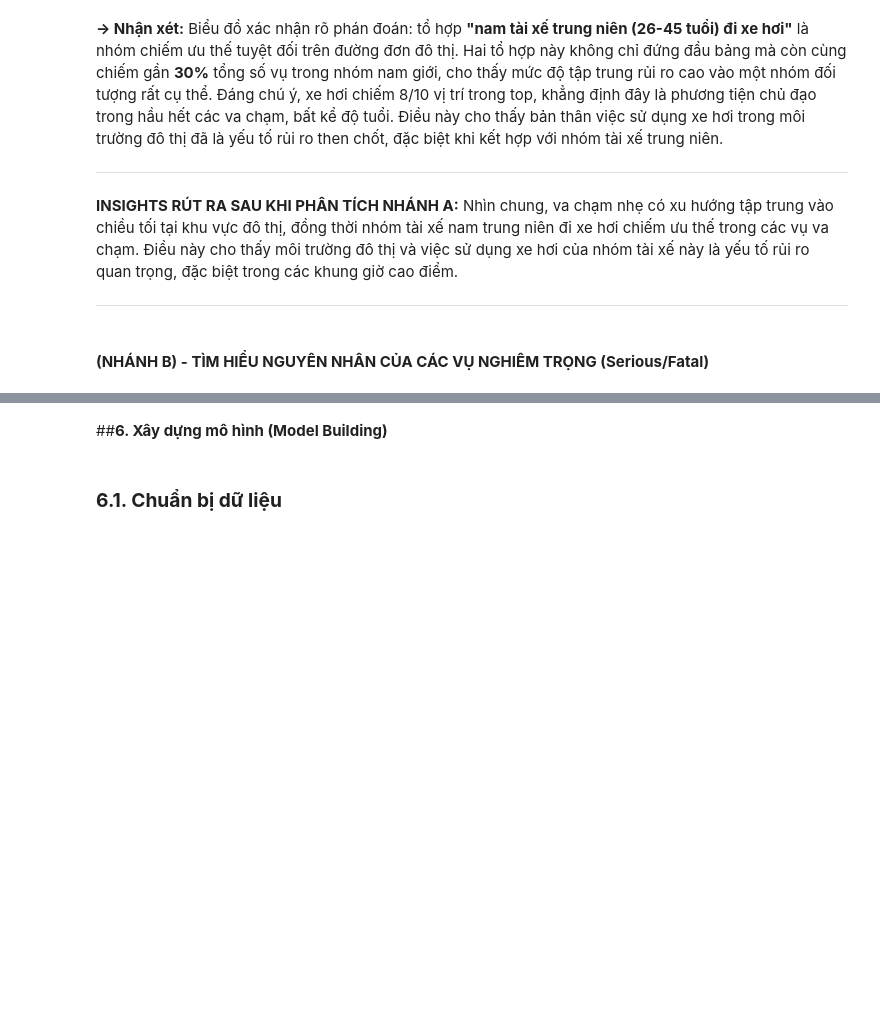
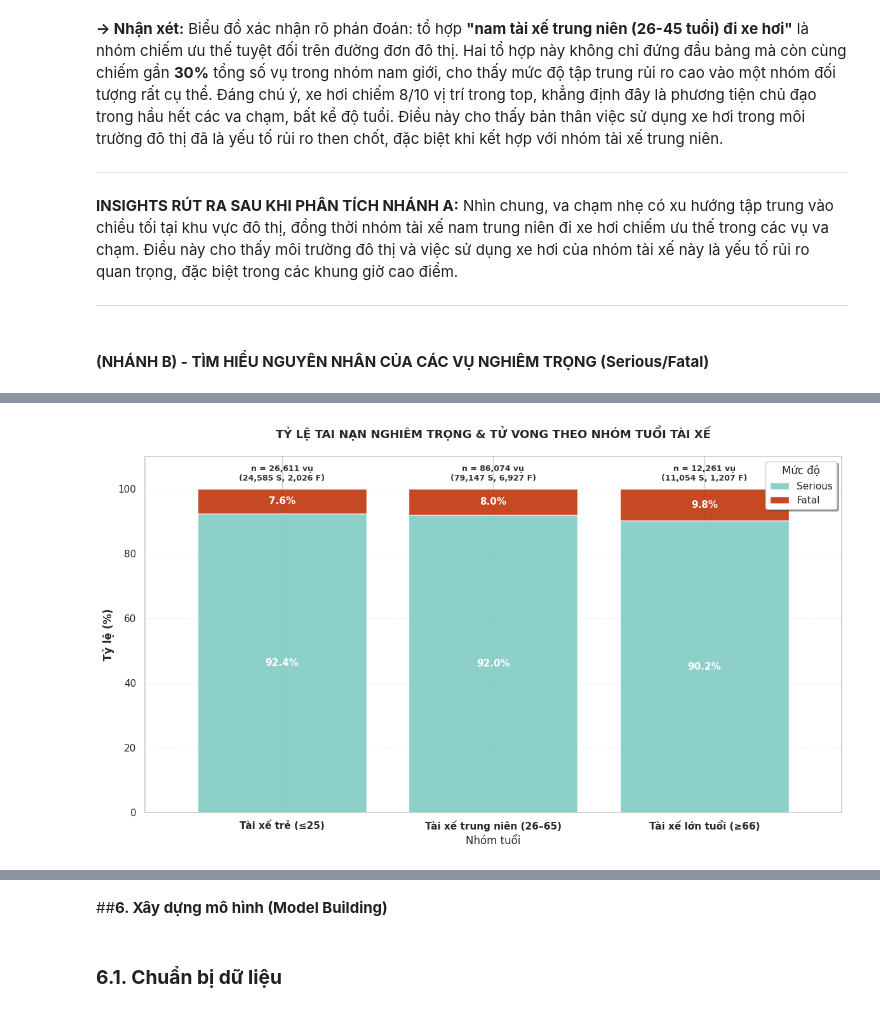
Before and after one commit to mihhwiNick/DA_project, a Jupyter notebook: UK_Road_Traffic_Accident_DA.ipynb, the cells around one changed output, grey strips where cells are left out. Drawn from its saved outputs; the diff is of its cells as text; code cells hidden in the pictures; blank space fills up the shorter version.

```diff
--- a/UK_Road_Traffic_Accident_DA.ipynb
+++ b/UK_Road_Traffic_Accident_DA.ipynb
@@ -1860,0 +1895,89 @@ B[4]: Điều kiện thời tiết xấu (mưa, sương mù) có làm tăng đá
+# %%
+df = merged_data[['Accident_Severity', 'Age_Band_of_Driver']].dropna().copy()
+df = df[df['Age_Band_of_Driver'] != 'Missing']
+
+severity_map = {
+    1: 'Fatal', 2: 'Serious', 3: 'Slight',
+    'Fatal': 'Fatal', 'Serious': 'Serious', 'Slight': 'Slight'
+}
+df['Severity_Label'] = df['Accident_Severity'].map(severity_map)
+
+df_b4 = df[df['Severity_Label'].isin(['Serious', 'Fatal'])].copy()
+
+# GOM 3 NHÓM ĐỘ TUỔI
+def classify_age_3groups(age):
+    age = str(age)
+    # Nhóm trẻ ≤25
+    if any(x in age for x in ['0 - 5', '6 - 10', '11 - 15', '16 - 20', '21 - 25']):
+        return 'Tài xế trẻ (≤25)'
+    # Nhóm trung niên 26–65
+    elif any(x in age for x in ['26 - 35', '36 - 45', '46 - 55', '56 - 65']):
+        return 'Tài xế trung niên (26–65)'
+    # Nhóm lớn tuổi ≥66
+    elif any(x in age for x in ['66 - 75', 'Over 75']):
+        return 'Tài xế lớn tuổi (≥66)'
+    else:
+        return None
+
+df_b4['Nhóm tuổi'] = df_b4['Age_Band_of_Driver'].apply(classify_age_3groups)
+df_b4 = df_b4.dropna(subset=['Nhóm tuổi'])
+
+count_tab = pd.crosstab(df_b4['Nhóm tuổi'], df_b4['Severity_Label'])
+severity_order = ['Serious', 'Fatal']
+count_tab = count_tab[severity_order]
+cross_tab = count_tab.div(count_tab.sum(axis=1), axis=0) * 100
+
+group_order = [
+    'Tài xế trẻ (≤25)',
+    'Tài xế trung niên (26–65)',
+    'Tài xế lớn tuổi (≥66)'
+]
+cross_tab = cross_tab.reindex(group_order)
+count_tab = count_tab.reindex(group_order)
+
+# VẼ BIỂU ĐỒ
+plt.figure(figsize=(12, 7))
+
+colors_b4 = ['#80CBC4', '#BF360C']
+
+ax = cross_tab.plot(
+    kind='bar', stacked=True, color=colors_b4,
+    edgecolor='white', width=0.8, ax=plt.gca(), alpha=0.9
+)
+
+# Ghi % trong cột
+for i in range(len(cross_tab)):
+    cum_height = 0
+    for j, sev in enumerate(severity_order):
+        val = cross_tab.iloc[i, j]
+        if val > 0:
+            plt.text(
+                i, cum_height + val / 2,
+                f'{val:.1f}%',
+                ha='center', va='center',
+                color='white', fontweight='bold', fontsize=11
+            )
+            cum_height += val
+
+    # Ghi số lượng
+    n_s = count_tab.iloc[i]['Serious']
+    n_f = count_tab.iloc[i]['Fatal']
+    plt.text(
+        i, 102,
+        f'n = {int(n_s + n_f):,} vụ\n({int(n_s):,} S, {int(n_f):,} F)',
+        ha='center', va='bottom',
+        fontweight='bold', fontsize=9, color='#2d3436'
+    )
+
+plt.title('TỶ LỆ TAI NẠN NGHIÊM TRỌNG & TỬ VONG THEO NHÓM TUỔI TÀI XẾ\n',
+          fontsize=13, fontweight='bold')
+plt.ylabel('Tỷ lệ (%)', fontweight='bold')
+plt.xticks(rotation=0, fontweight='bold')
+plt.ylim(0, 110)
+plt.grid(axis='y', linestyle='--', alpha=0.2)
+
+plt.legend(title='Mức độ',loc='upper right',frameon=True, shadow=True)
+plt.tight_layout()
+plt.show()
+# %% [output]
+[figure, added]
```
Also changed, not shown: parts of 24 cells of this notebook.
